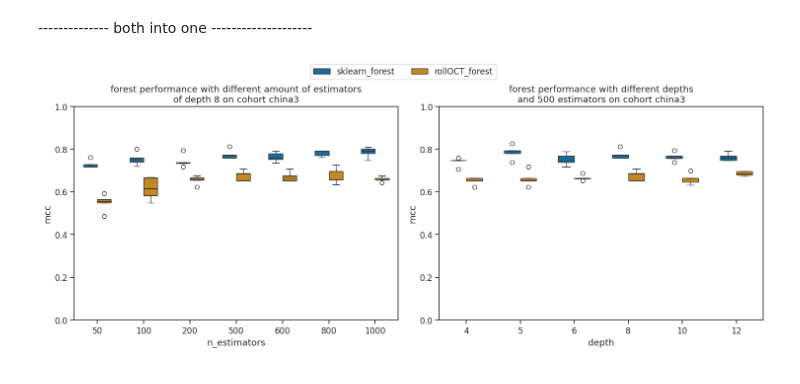
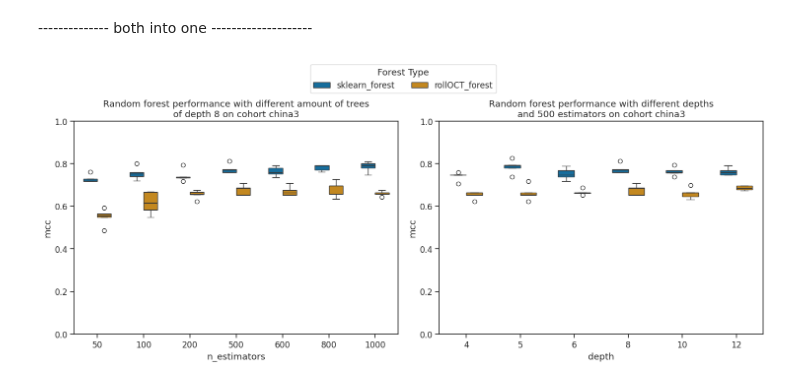
Before and after one commit to Morgall/LARF_BA, a Jupyter notebook: testing_juypter_notebooks/mcc_box.ipynb, the cells around one changed output. Cells and saved outputs as stored; diff of their text form; code cells hidden in the pictures.

```diff
--- a/testing_juypter_notebooks/mcc_box.ipynb
+++ b/testing_juypter_notebooks/mcc_box.ipynb
@@ -597,7 +597,7 @@ def figure_mcc_seaborne_tasxa_easy_estimators_a(list_names, depth, ax=None, alia
 
     ax.set_ylim(0, 1)
     sns.boxplot(x='n_estimators', y='mcc', hue='Type', data=df, linewidth=1, width=0.6, dodge=True, palette='colorblind', ax = ax, legend=False)
-    ax.set_title(f"forest performance with different amount of estimators\nof depth {depth} on cohort china3")
+    ax.set_title(f"Random forest performance with different amount of trees\nof depth {depth} on cohort china3")
 # %%
 depth_list = [4, 5, 6, 8, 10, 12]
 
@@ -627,28 +627,28 @@ def figure_mcc_seaborne_tasxa_easy_depth_a(list_names, n_estimators, ax=None, al
     ax.set_ylim(0, 1)
     sns.boxplot(x='depth', y='mcc', hue='Type', data=df, linewidth=1, width=0.6, dodge=True, palette='colorblind', ax=ax, legend=True)
     #plt.title(f"taxa china3; mcc; {n_estimators} estimators")
-    ax.set_title(f"forest performance with different depths\nand {n_estimators} estimators on cohort china3")
+    ax.set_title(f"Random forest performance with different depths\nand {n_estimators} estimators on cohort china3")
 # %%
 fig, axs = plt.subplots(1, 2, figsize=(15, 6))
 figure_mcc_seaborne_tasxa_easy_estimators_a(estimators_list, depth=8, max_features='sqrt', ax=axs[0])
 figure_mcc_seaborne_tasxa_easy_depth_a(depth_list, n_estimators=500, max_features='sqrt', ax=axs[1])
 
 # Optionally combine legends:
 handles, labels = [], []
 for ax in axs:
     h, l = ax.get_legend_handles_labels()
     handles += h
     labels += l
 # Remove duplicates
 by_label = dict(zip(labels, handles))
-fig.legend(by_label.values(), by_label.keys(), loc='upper center', ncol=len(by_label)) # title = 'Type'
+fig.legend(by_label.values(), by_label.keys(), loc='upper center', ncol=len(by_label), title="Forest Type", bbox_to_anchor=(0.5, 1.05)) # title = 'Type'
 
 for ax in axs:
     if ax.get_legend() is not None:
         ax.get_legend().remove()
 
 plt.tight_layout(rect=[0, 0, 1, 0.95])
-fig.savefig(os.path.join('../microbiome_data/taxa_easy', f'box_overview_multi_estimators_multi_depth.pdf'), format='pdf')
+fig.savefig(os.path.join('../microbiome_data/taxa_easy', f'box_overview_multi_estimators_multi_depth.pdf'), format='pdf', bbox_inches='tight', pad_inches=0.1)
 plt.show()
 # %% [output]
-[figure, old version]
+[figure, new version]
```
Also changed, not shown: parts of 2 cells of this notebook, 13 other files.
